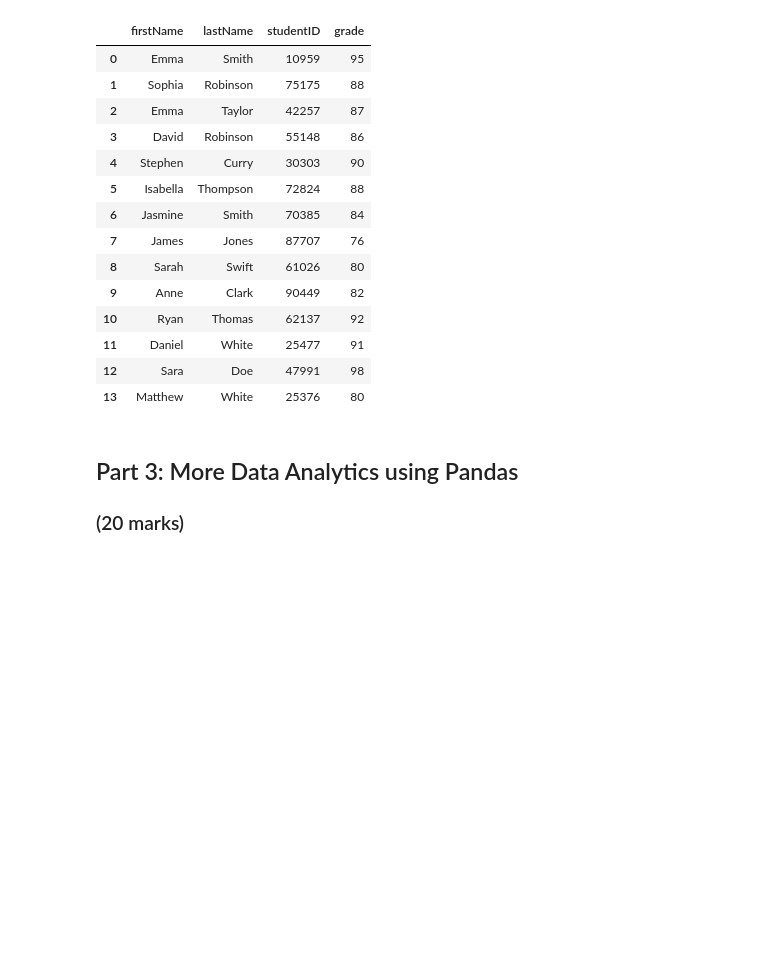
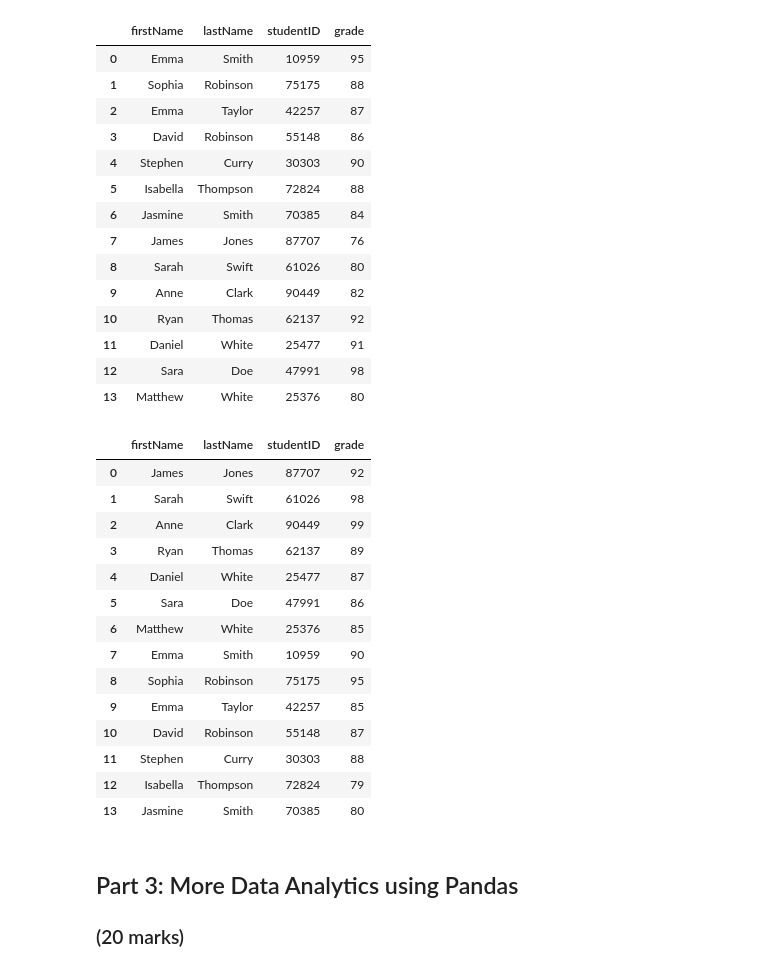
Before and after one commit to JalelleDinka/engg680_2024_fall, a Jupyter notebook: Lab_assignment/StudentGradingSystem.ipynb, the cells around one changed output. Cells and saved outputs as stored; diff of their text form; code cells hidden in the pictures; blank space fills up the shorter version.

```diff
--- a/Lab_assignment/StudentGradingSystem.ipynb
+++ b/Lab_assignment/StudentGradingSystem.ipynb
@@ -68,6 +68,27 @@ df.head(15)
 | 11 | Daniel | White | 25477 | 91 |
 | 12 | Sara | Doe | 47991 | 98 |
 | 13 | Matthew | White | 25376 | 80 |
+# %%
+import pandas as pd
+df_math = "/content/drive/MyDrive/engg680_2024_fall/Lab_assignment/studentGrades_Math.csv"
+df= pd.read_csv(df_math)
+df.head(15)
+# %% [output]
+|  | firstName | lastName | studentID | grade |
+| 0 | James | Jones | 87707 | 92 |
+| 1 | Sarah | Swift | 61026 | 98 |
+| 2 | Anne | Clark | 90449 | 99 |
+| 3 | Ryan | Thomas | 62137 | 89 |
+| 4 | Daniel | White | 25477 | 87 |
+| 5 | Sara | Doe | 47991 | 86 |
+| 6 | Matthew | White | 25376 | 85 |
+| 7 | Emma | Smith | 10959 | 90 |
+| 8 | Sophia | Robinson | 75175 | 95 |
+| 9 | Emma | Taylor | 42257 | 85 |
+| 10 | David | Robinson | 55148 | 87 |
+| 11 | Stephen | Curry | 30303 | 88 |
+| 12 | Isabella | Thompson | 72824 | 79 |
+| 13 | Jasmine | Smith | 70385 | 80 |
 # %%
 # Merging the DataFrames on 'studentID'
 df_studentGrades = pd.merge(df_english, df_math, on='studentID', suffixes=('_English', '_Math'))
```
